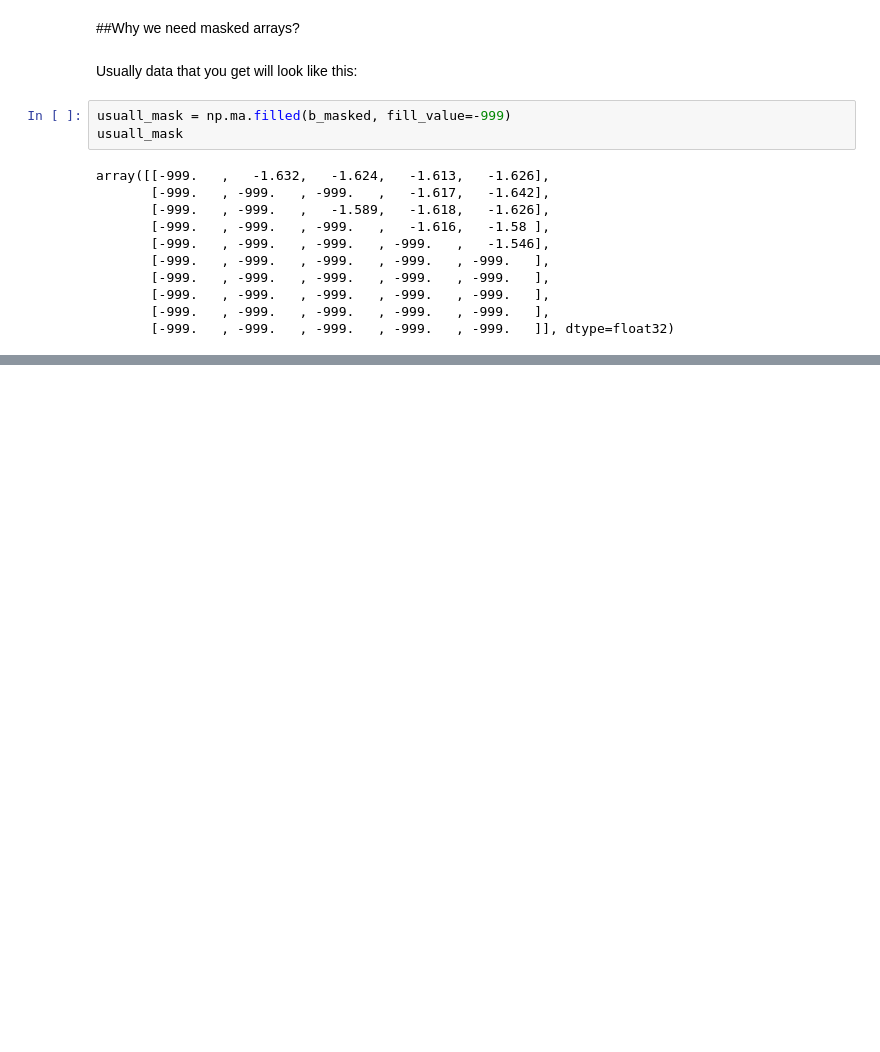
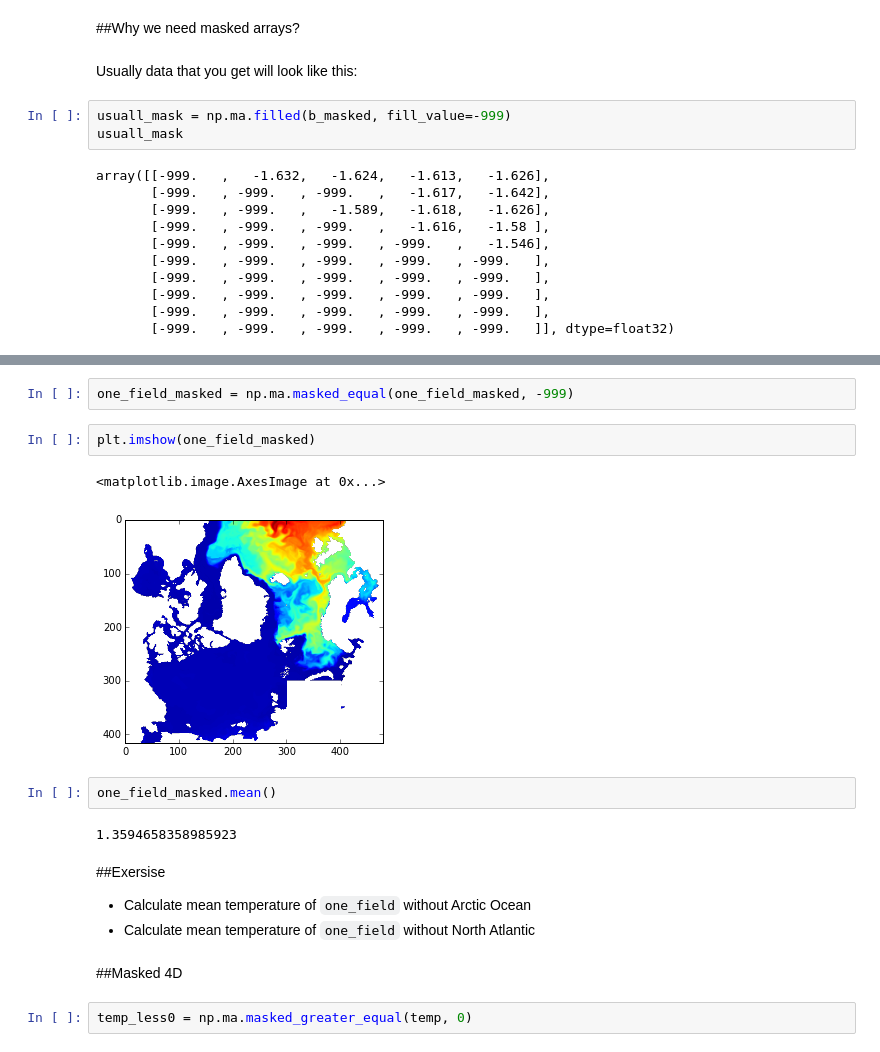
Before and after one commit to koldunovn/HCU, a Jupyter notebook: Week9/Masked arrays.ipynb, the cells around one changed output, grey strips where cells are left out. Cells and saved outputs as stored; diff of their text form; blank space fills up the shorter version.

```diff
--- a/Week9/Masked arrays.ipynb
+++ b/Week9/Masked arrays.ipynb
@@ -162,0 +189,20 @@ plt.imshow(a)
+# %%
+one_field_masked = np.ma.masked_equal(one_field_masked, -999)
+# %%
+plt.imshow(one_field_masked)
+# %% [output]
+<matplotlib.image.AxesImage at 0x...>
+[figure, added]
+# %%
+one_field_masked.mean()
+# %% [output]
+1.3594658358985923
+# %% [markdown]
+##Exersise
+
+- Calculate mean temperature of `one_field` without Arctic Ocean
+- Calculate mean temperature of `one_field` without North Atlantic
+# %% [markdown]
+##Masked 4D
+# %%
+temp_less0 = np.ma.masked_greater_equal(temp, 0)
```
Also changed, not shown: parts of 25 cells of this notebook.
